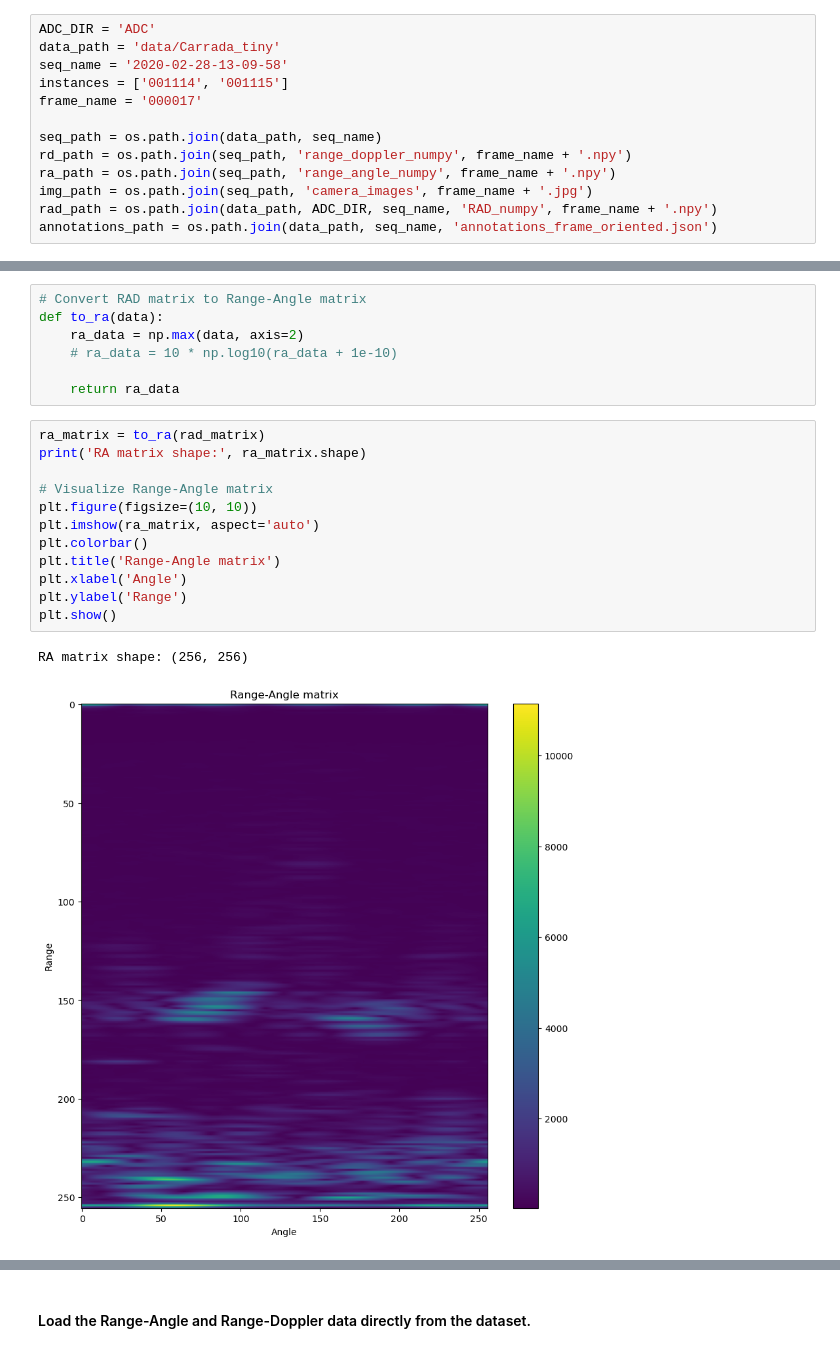
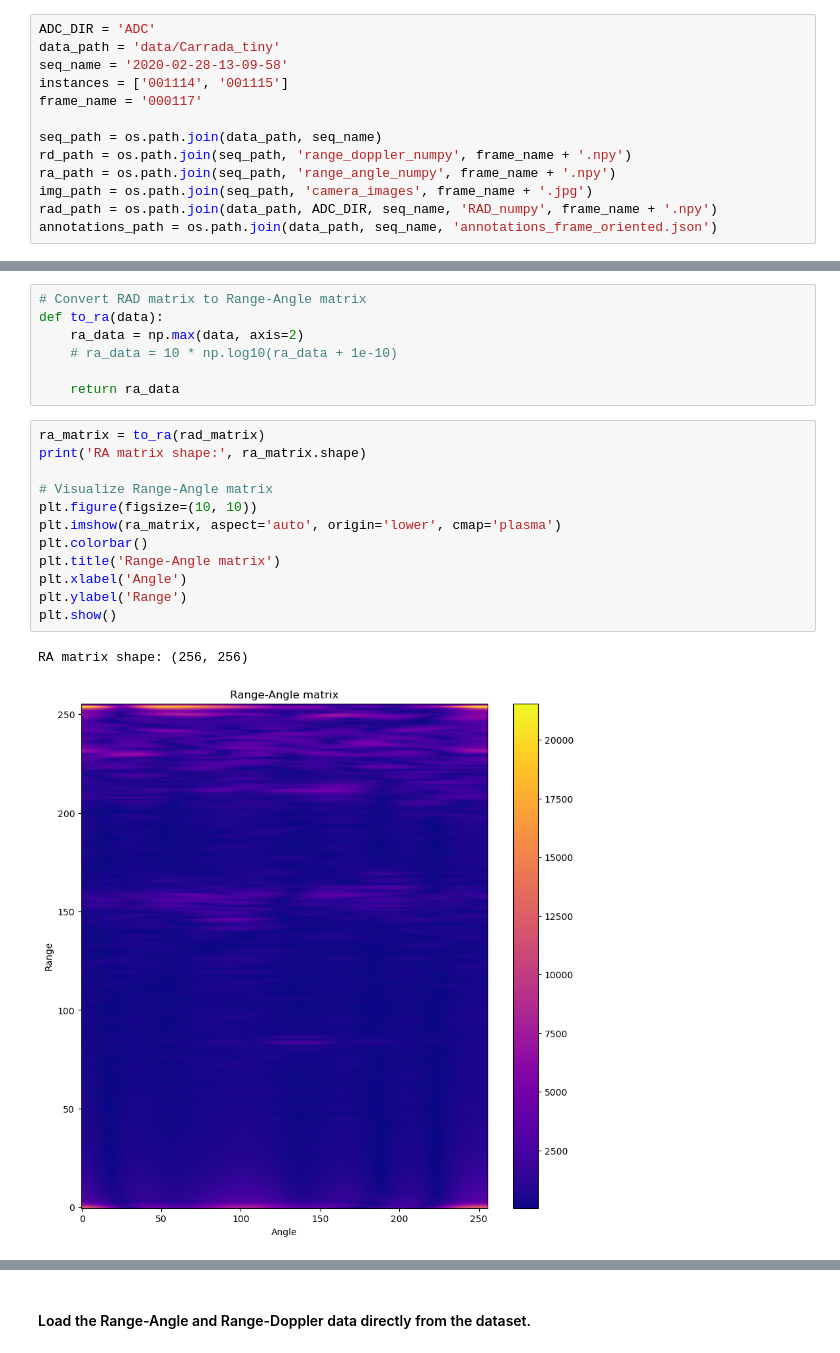
Before and after one commit to Superjie13/Radar_Processing, a Jupyter notebook: vis_radar_carrada.ipynb, the cells around one changed output, grey strips where cells are left out. Drawn from its saved outputs; the diff is of its cells as text.

```diff
--- a/vis_radar_carrada.ipynb
+++ b/vis_radar_carrada.ipynb
@@ -10,7 +10,7 @@ ADC_DIR = 'ADC'
 data_path = 'data/Carrada_tiny'
 seq_name = '2020-02-28-13-09-58'
 instances = ['001114', '001115']
-frame_name = '000017'
+frame_name = '000117'
 
 seq_path = os.path.join(data_path, seq_name)
 rd_path = os.path.join(seq_path, 'range_doppler_numpy', frame_name + '.npy')
@@ -46,16 +46,16 @@ def to_ra(data):
 # %%
 ra_matrix = to_ra(rad_matrix)
 print('RA matrix shape:', ra_matrix.shape)
 
 # Visualize Range-Angle matrix
 plt.figure(figsize=(10, 10))
-plt.imshow(ra_matrix, aspect='auto')
+plt.imshow(ra_matrix, aspect='auto', origin='lower', cmap='plasma')
 plt.colorbar()
 plt.title('Range-Angle matrix')
 plt.xlabel('Angle')
 plt.ylabel('Range')
 plt.show()
 # %% [output]
 RA matrix shape: (256, 256)
-[figure, old version]
+[figure, new version]
 # %%
```
Also changed, not shown: parts of 5 cells of this notebook, 1 other file.
